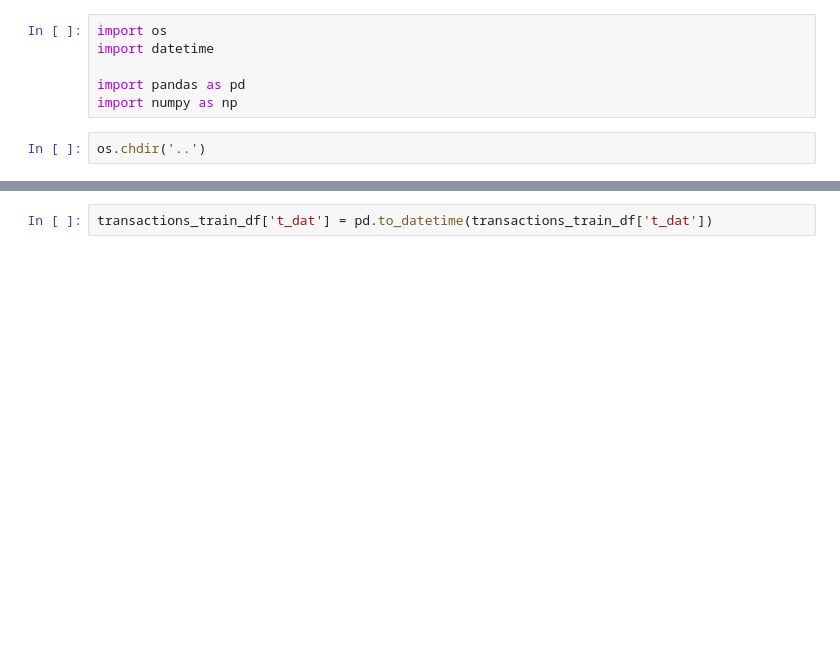
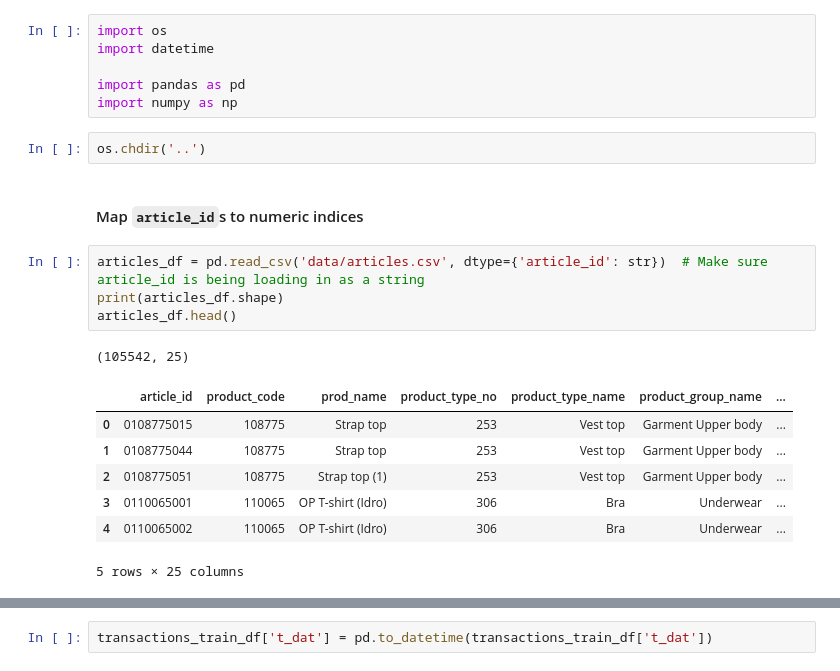
Before and after one commit to stevieg3/fashion-recommendations, a Jupyter notebook: notebooks/02-Data split.ipynb, the cells around one changed output, grey strips where cells are left out. Saved outputs shown, nothing was run; the diff lists cells and outputs as text; blank space fills up the shorter version.

```diff
--- a/notebooks/02-Data split.ipynb
+++ b/notebooks/02-Data split.ipynb
@@ -14,3 +31,18 @@ import pandas as pd
 import numpy as np
 # %%
 os.chdir('..')
+# %% [markdown]
+#### Map `article_id`s to numeric indices
+# %%
+articles_df = pd.read_csv('data/articles.csv', dtype={'article_id': str})  # Make sure article_id is being loading in as a string
+print(articles_df.shape)
+articles_df.head()
+# %% [output]
+(105542, 25)
+|  | article_id | product_code | prod_name | product_type_no | product_type_name | product_group_name | ... |
+| 0 | 0108775015 | 108775 | Strap top | 253 | Vest top | Garment Upper body | ... |
+| 1 | 0108775044 | 108775 | Strap top | 253 | Vest top | Garment Upper body | ... |
+| 2 | 0108775051 | 108775 | Strap top (1) | 253 | Vest top | Garment Upper body | ... |
+| 3 | 0110065001 | 110065 | OP T-shirt (Idro) | 306 | Bra | Underwear | ... |
+| 4 | 0110065002 | 110065 | OP T-shirt (Idro) | 306 | Bra | Underwear | ... |
+5 rows × 25 columns
```
Also changed, not shown: parts of 64 cells of this notebook.
